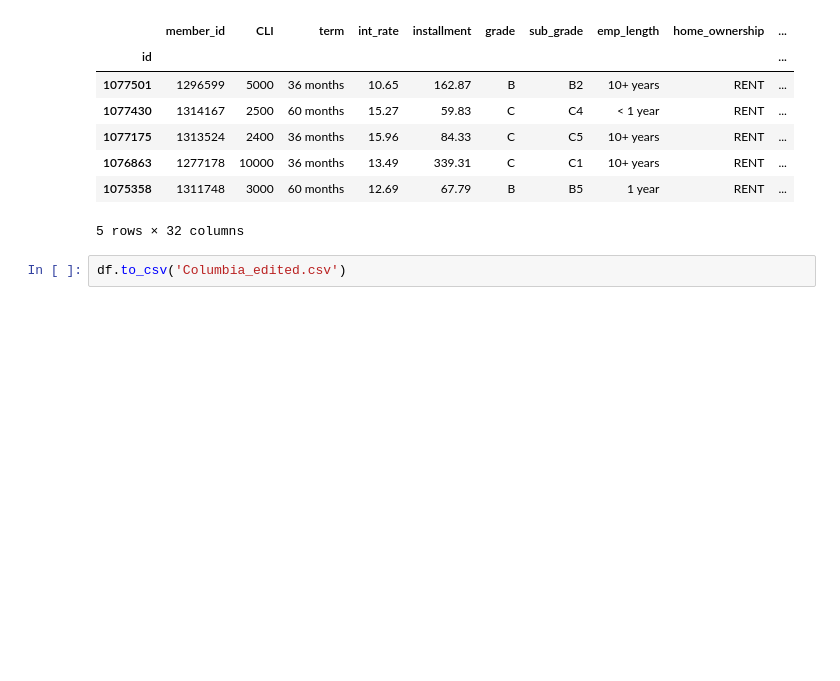
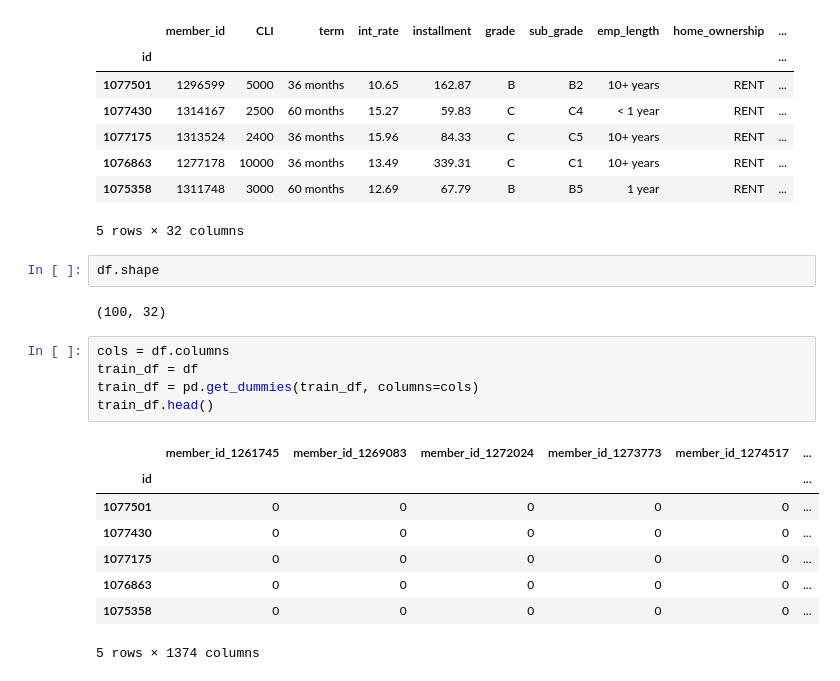
Before and after one commit to BehemothNano/Columbia-ML-Project, a Jupyter notebook: notebook.ipynb, the cells around one changed output. Cells and saved outputs as stored; diff of their text form; blank space fills up the shorter version.

```diff
--- a/notebook.ipynb
+++ b/notebook.ipynb
@@ -42,4 +56,20 @@ df.head()
 | 1075358 | 1311748 | 3000 | 60 months | 12.69 | 67.79 | B | B5 | 1 year | RENT | ... |
 5 rows × 32 columns
 # %%
-df.to_csv('Columbia_edited.csv')
+df.shape
+# %% [output]
+(100, 32)
+# %%
+cols = df.columns
+train_df = df
+train_df = pd.get_dummies(train_df, columns=cols)
+train_df.head()
+# %% [output]
+|  | member_id_1261745 | member_id_1269083 | member_id_1272024 | member_id_1273773 | member_id_1274517 | ... |
+| id |  |  |  |  |  | ... |
+| 1077501 | 0 | 0 | 0 | 0 | 0 | ... |
+| 1077430 | 0 | 0 | 0 | 0 | 0 | ... |
+| 1077175 | 0 | 0 | 0 | 0 | 0 | ... |
+| 1076863 | 0 | 0 | 0 | 0 | 0 | ... |
+| 1075358 | 0 | 0 | 0 | 0 | 0 | ... |
+5 rows × 1374 columns
```
Also changed, not shown: parts of 5 cells of this notebook.
